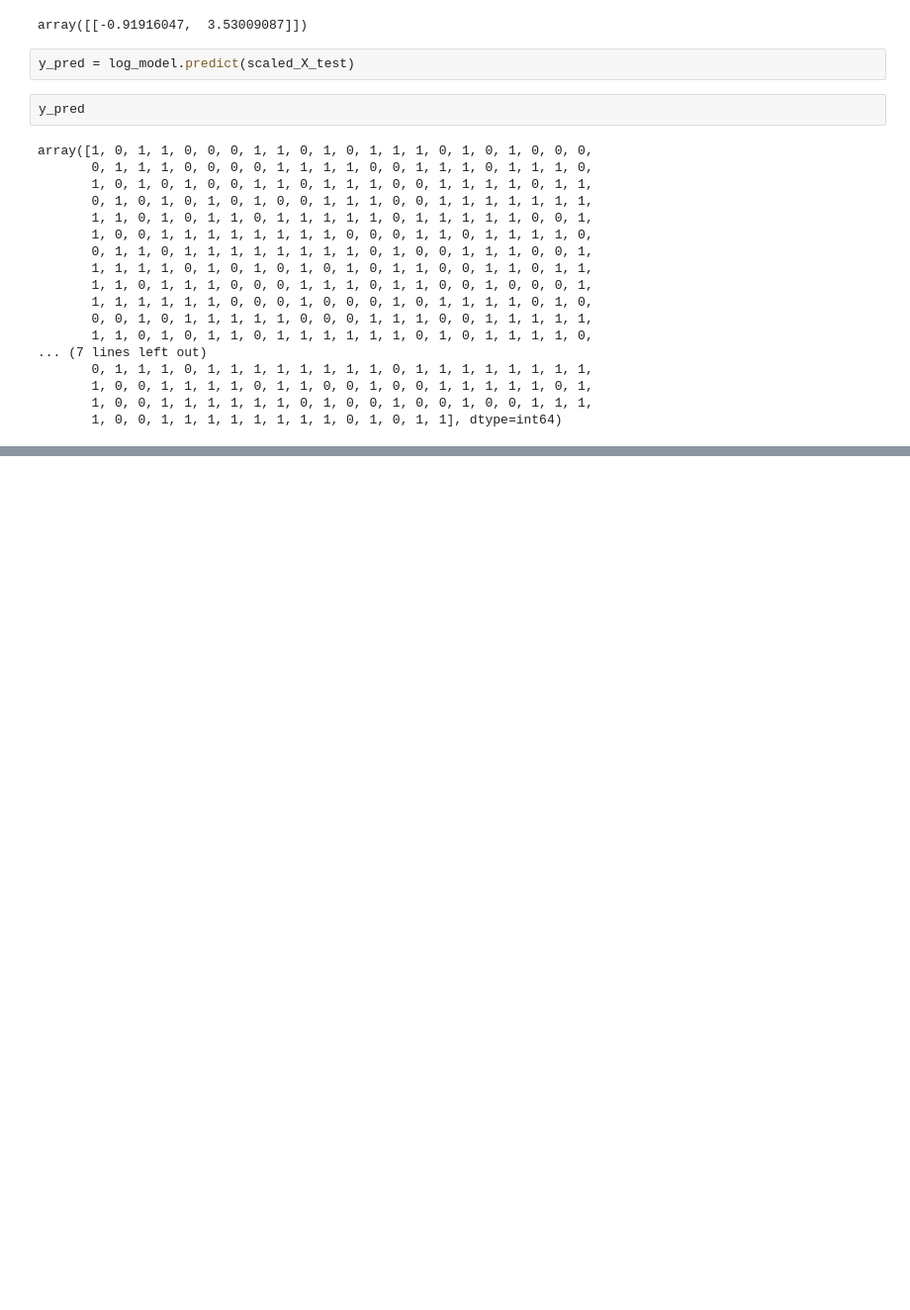
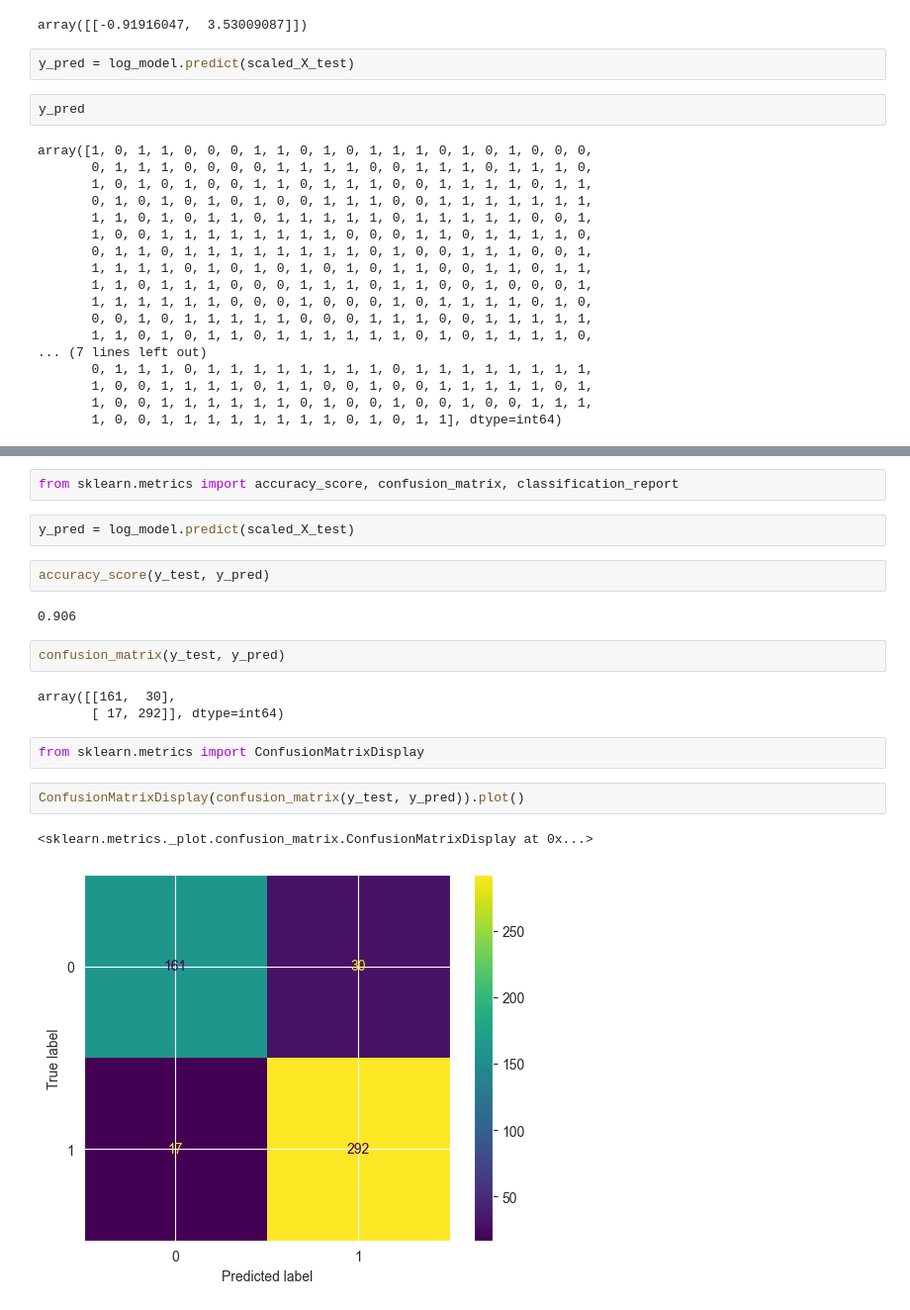
Before and after one commit to ZygimantasB/data_science_ml_learning, a Jupyter notebook: Section 13 Logistic Regression/section 13.ipynb, the cells around one changed output, grey strips where cells are left out. Shown at 99% size. Saved outputs shown, nothing was run; the diff lists cells and outputs as text; blank space fills up the shorter version.

```diff
--- a/Section 13 Logistic Regression/section 13.ipynb
+++ b/Section 13 Logistic Regression/section 13.ipynb
@@ -148,0 +155,20 @@ array([1, 0, 1, 1, 0, 0, 0, 1, 1, 0, 1, 0, 1, 1, 1, 0, 1, 0, 1, 0, 0, 0,
+# %%
+from sklearn.metrics import accuracy_score, confusion_matrix, classification_report
+# %%
+y_pred = log_model.predict(scaled_X_test)
+# %%
+accuracy_score(y_test, y_pred)
+# %% [output]
+0.906
+# %%
+confusion_matrix(y_test, y_pred)
+# %% [output]
+array([[161,  30],
+       [ 17, 292]], dtype=int64)
+# %%
+from sklearn.metrics import ConfusionMatrixDisplay
+# %%
+ConfusionMatrixDisplay(confusion_matrix(y_test, y_pred)).plot()
+# %% [output]
+<sklearn.metrics._plot.confusion_matrix.ConfusionMatrixDisplay at 0x...>
+[figure, added]
```
Also changed, not shown: parts of 20 cells of this notebook.
